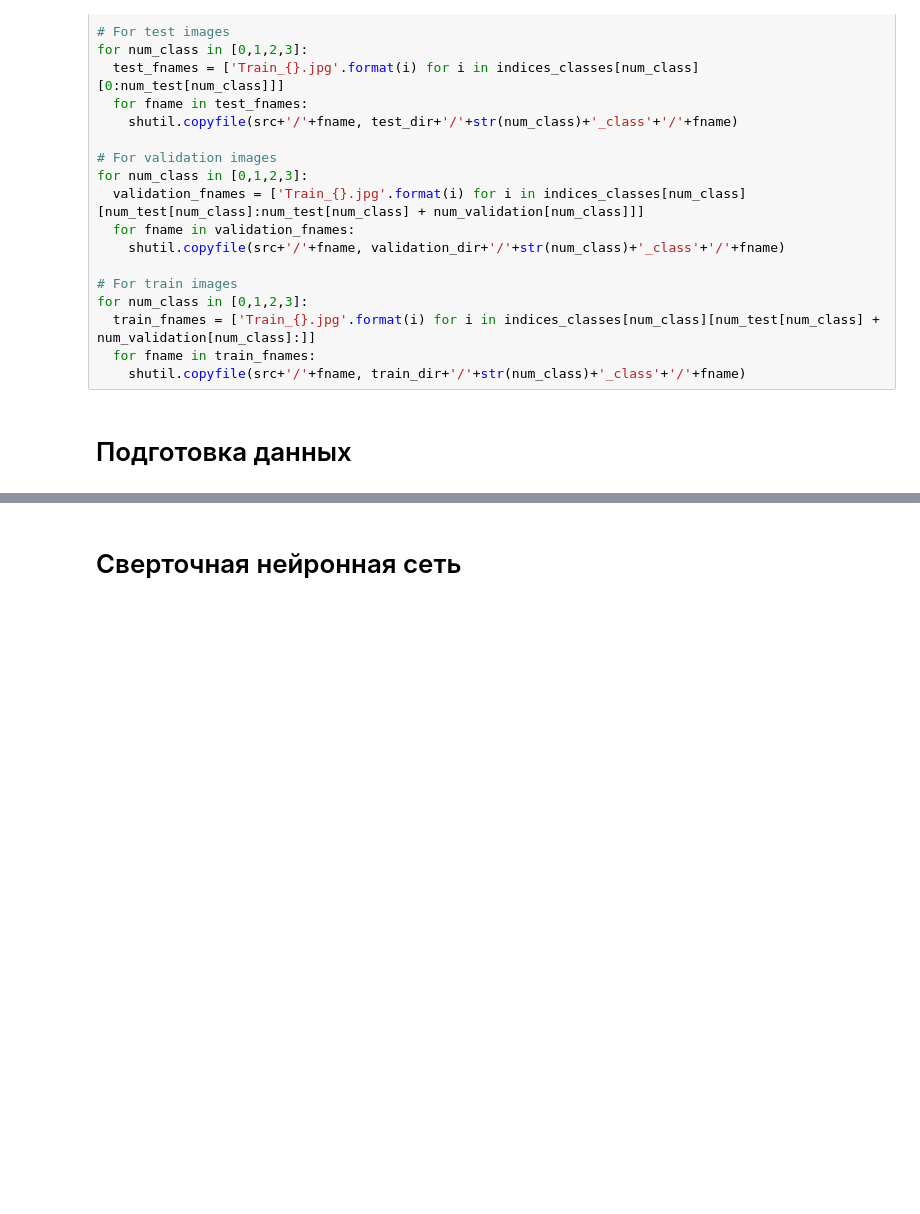
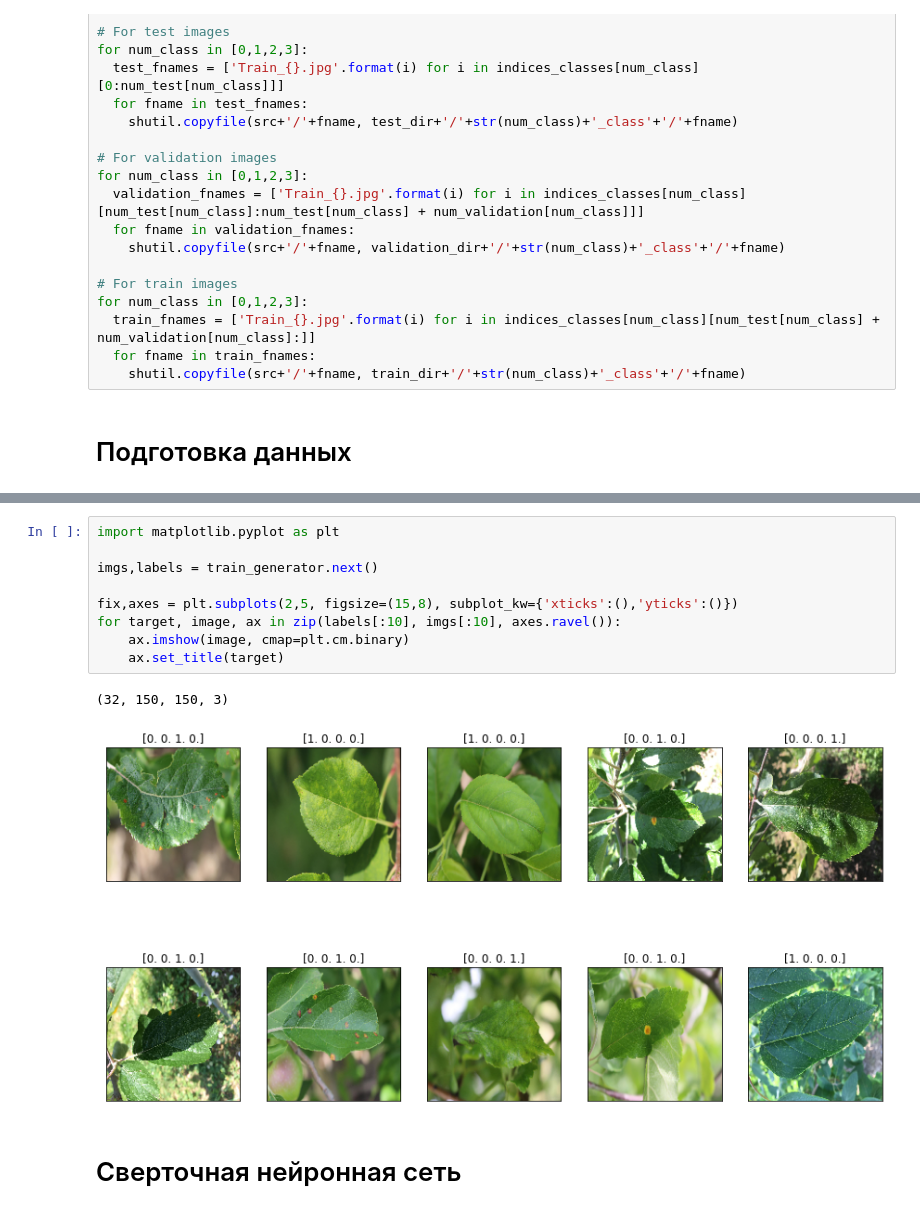
Before and after one commit to ArtemAvanesov/Roonyx-Labs, a Jupyter notebook: 5_colab.ipynb, the cells around one changed output, grey strips where cells are left out. Cells and saved outputs as stored; diff of their text form; blank space fills up the shorter version.

```diff
--- a/5_colab.ipynb
+++ b/5_colab.ipynb
@@ -162,3 +169,15 @@ test_generator=test_datagen.flow_from_directory(
+# %%
+import matplotlib.pyplot as plt
+
+imgs,labels = train_generator.next()
+
+fix,axes = plt.subplots(2,5, figsize=(15,8), subplot_kw={'xticks':(),'yticks':()})
+for target, image, ax in zip(labels[:10], imgs[:10], axes.ravel()):
+    ax.imshow(image, cmap=plt.cm.binary)
+    ax.set_title(target)
+# %% [output]
+(32, 150, 150, 3)
+[figure, added]
 # %% [markdown]
 # Сверточная нейронная сеть
 # %%
```
Also changed, not shown: parts of 1 cell of this notebook.
